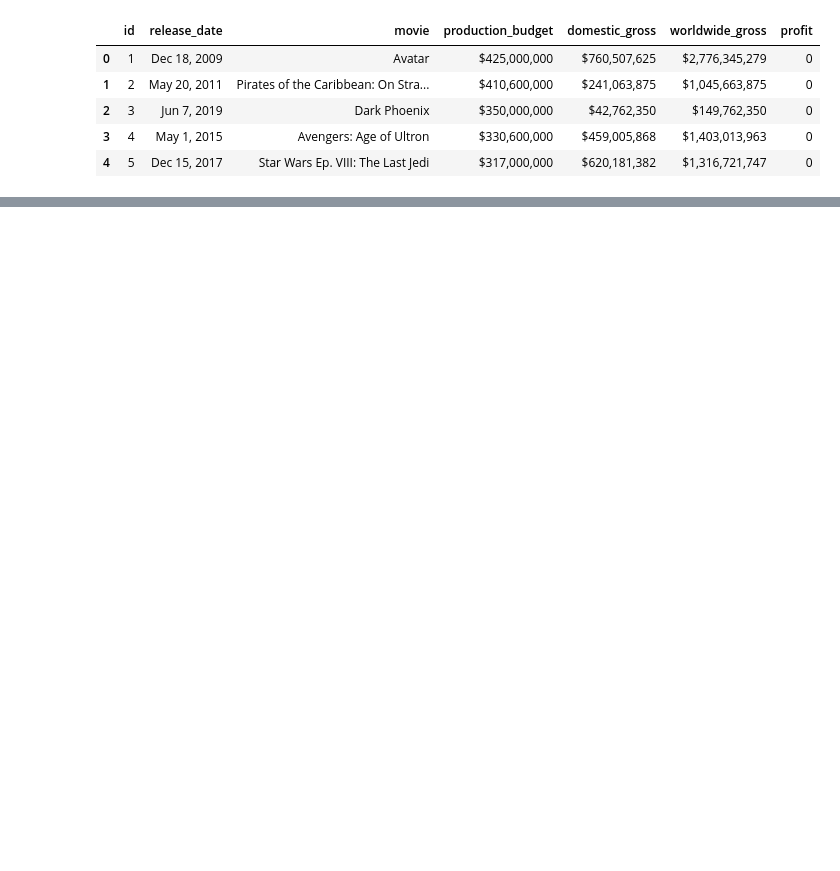
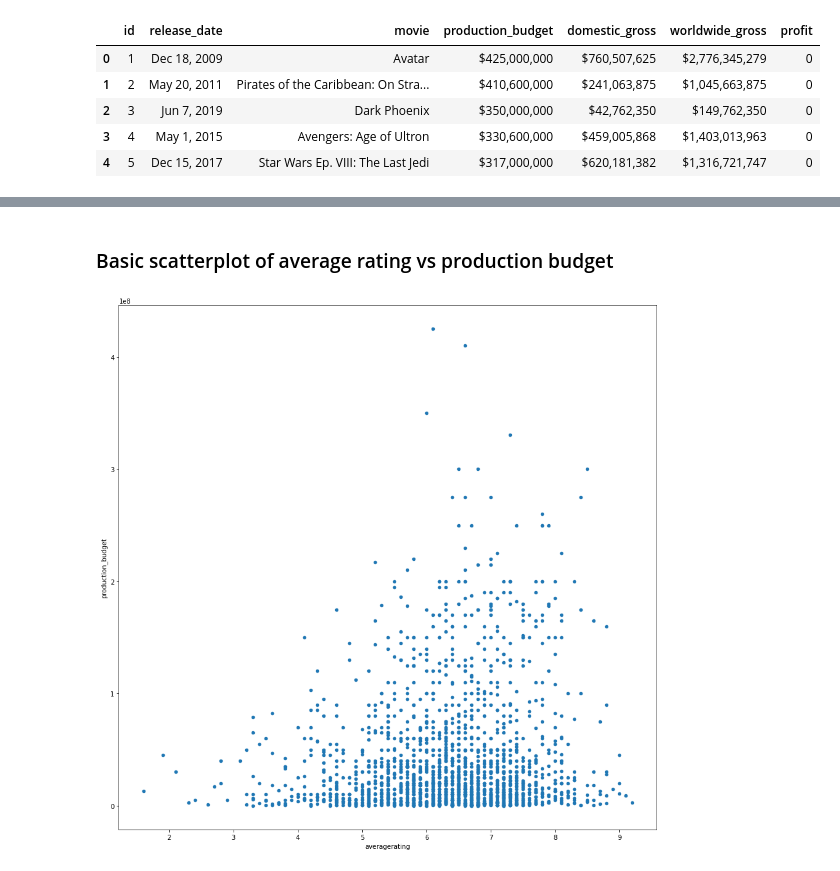
Before and after one commit to myt-hue/Phase2-Movie-Project, a Jupyter notebook: Exploration_Notebook.ipynb, the cells around one changed output, grey strips where cells are left out. Cells and saved outputs as stored; diff of their text form; code cells hidden in the pictures; blank space fills up the shorter version.

```diff
--- a/Exploration_Notebook.ipynb
+++ b/Exploration_Notebook.ipynb
@@ -282,0 +352,2 @@ Importing TMDB movies
+# %%
+imdbdf = pd.read_sql(q12, conn)
@@ -282,0 +368,2 @@ Importing TMDB movies
+# %%
+combineddf = imdbdf.merge(moviebudgets, how='inner', left_on='primary_title', right_on='movie')
@@ -282,0 +395,3 @@ Importing TMDB movies
+# %%
+combineddf.drop(columns=['movie'], inplace=True)
+combineddf = combineddf[combineddf.worldwide_gross != 0]
@@ -282,0 +400,3 @@ Importing TMDB movies
+# %%
+combineddf.drop_duplicates(subset='primary_title', inplace=True)
+combineddf.drop(columns=['id'], inplace=True)
@@ -282,0 +422,9 @@ Importing TMDB movies
+# %% [markdown]
+### Basic scatterplot of average rating vs production budget
+# %%
+combineddf.plot.scatter(
+x='averagerating',
+y='production_budget',
+figsize=(15,15));
+# %% [output]
+[figure, added]
```
Also changed, not shown: parts of 108 cells of this notebook.
